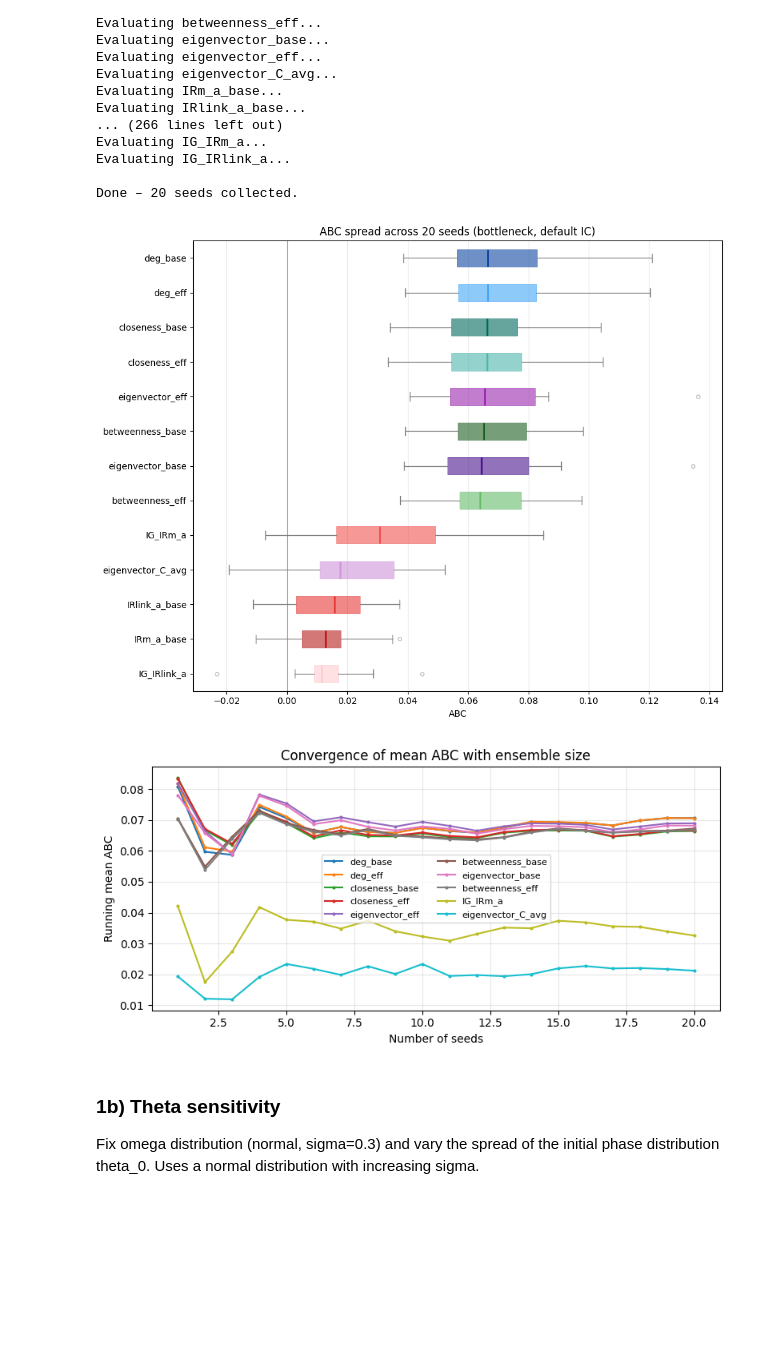
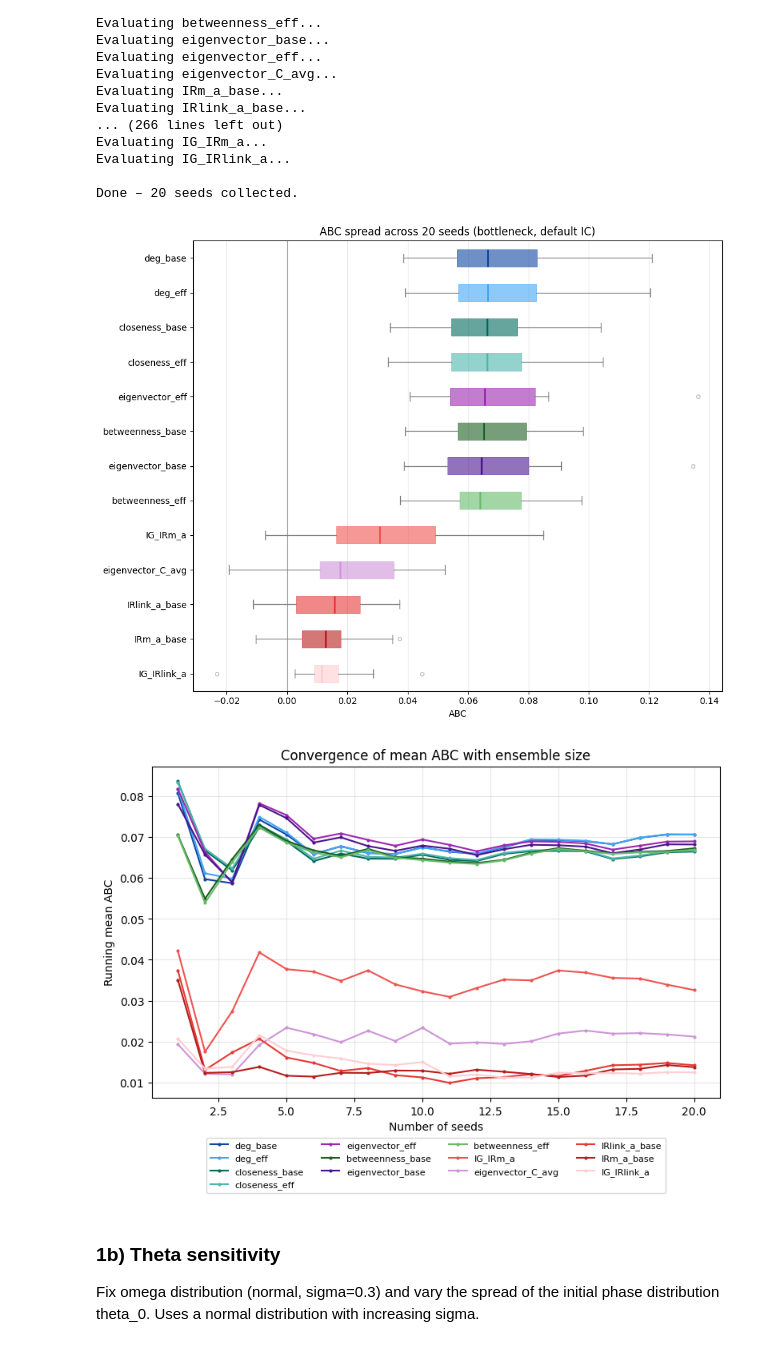
Before and after one commit to adamLastovka/KuramotoNeuralSimulations, a Jupyter notebook: Notebooks/07_lesion_studies.ipynb, the cells around one changed output. Saved outputs shown, nothing was run; the diff lists cells and outputs as text; code cells hidden in the pictures; blank space fills up the shorter version.

Commit message:
Completed plotting improvements for lesion ensembles

```diff
--- a/Notebooks/07_lesion_studies.ipynb
+++ b/Notebooks/07_lesion_studies.ipynb
@@ -610,39 +526,37 @@ Evaluating IG_IRlink_a...
 
 Done – 20 seeds collected.
 # %%
-from kuramoto.plotting import plot_abc_spread_boxplot_h
-
 metrics_sa1a = sorted(sa1a_results[sa1a_seeds[0]].keys())
 abc_by_metric = {m: [sa1a_results[s][m]["ABC"] for s in sa1a_seeds] for m in metrics_sa1a}
 
 # ── 1) ABC box plot across seeds ──────────────────────────────────────────────
 fig, ax = plot_abc_spread_boxplot_h(
     abc_by_metric,
     title=f"ABC spread across {N_SEEDS_SA1A} seeds (bottleneck, default IC)",
     patch_alpha=0.6,
 )
 plt.show()
 
 # ── 2) Convergence of running mean ABC for top-K metrics ─────────────────────
-TOP_K_CONV = 10
+TOP_K_CONV = len(metrics_sa1a)
 top_metrics = sorted(metrics_sa1a, key=lambda m: np.median(abc_by_metric[m]), reverse=True)[:TOP_K_CONV]
 
-fig, ax = plt.subplots(figsize=(8, 4))
+fig, ax = plt.subplots(figsize=(8, 6))
 for m in top_metrics:
     vals = np.array(abc_by_metric[m])
     running_mean = np.cumsum(vals) / np.arange(1, len(vals) + 1)
-    ax.plot(np.arange(1, len(vals) + 1), running_mean, label=m, marker=".", ms=4)
+    ax.plot(np.arange(1, len(vals) + 1), running_mean, label=m, marker=".", ms=4, color = color_for_metric(m))
 
 ax.set_xlabel("Number of seeds")
 ax.set_ylabel("Running mean ABC")
 ax.set_title("Convergence of mean ABC with ensemble size")
-ax.legend(fontsize=8, ncol=2)
+ax.legend(fontsize=8, ncol=4, loc="lower center", bbox_to_anchor=(0.5, -0.3))
 ax.grid(alpha=0.3)
 plt.tight_layout()
 plt.show()
 # %% [output]
 [figure]
-[figure, old version]
+[figure, new version]
 # %% [markdown]
 ### 1b) Theta sensitivity
 Fix omega distribution (normal, sigma=0.3) and vary the spread of the initial phase distribution theta_0. Uses a normal distribution with increasing sigma.
```
Also changed, not shown: parts of 10 cells of this notebook, 1 other file.
